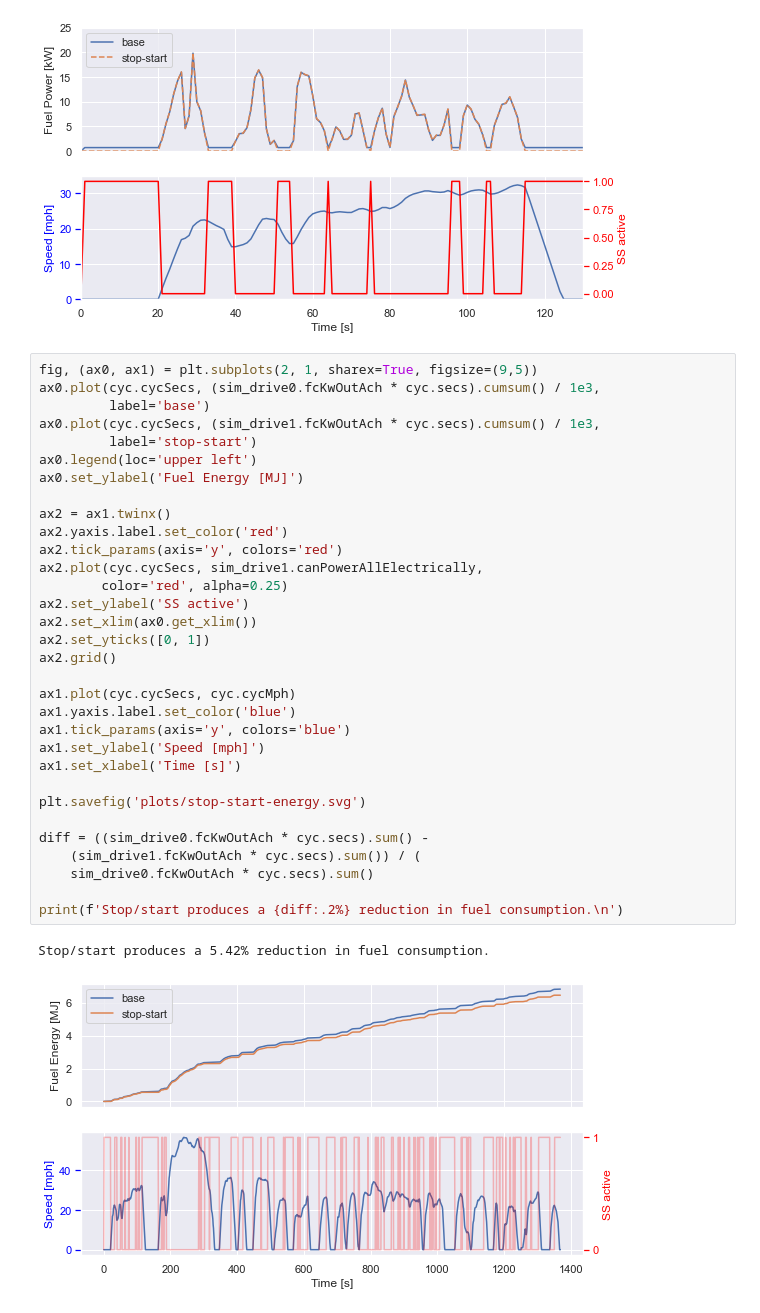
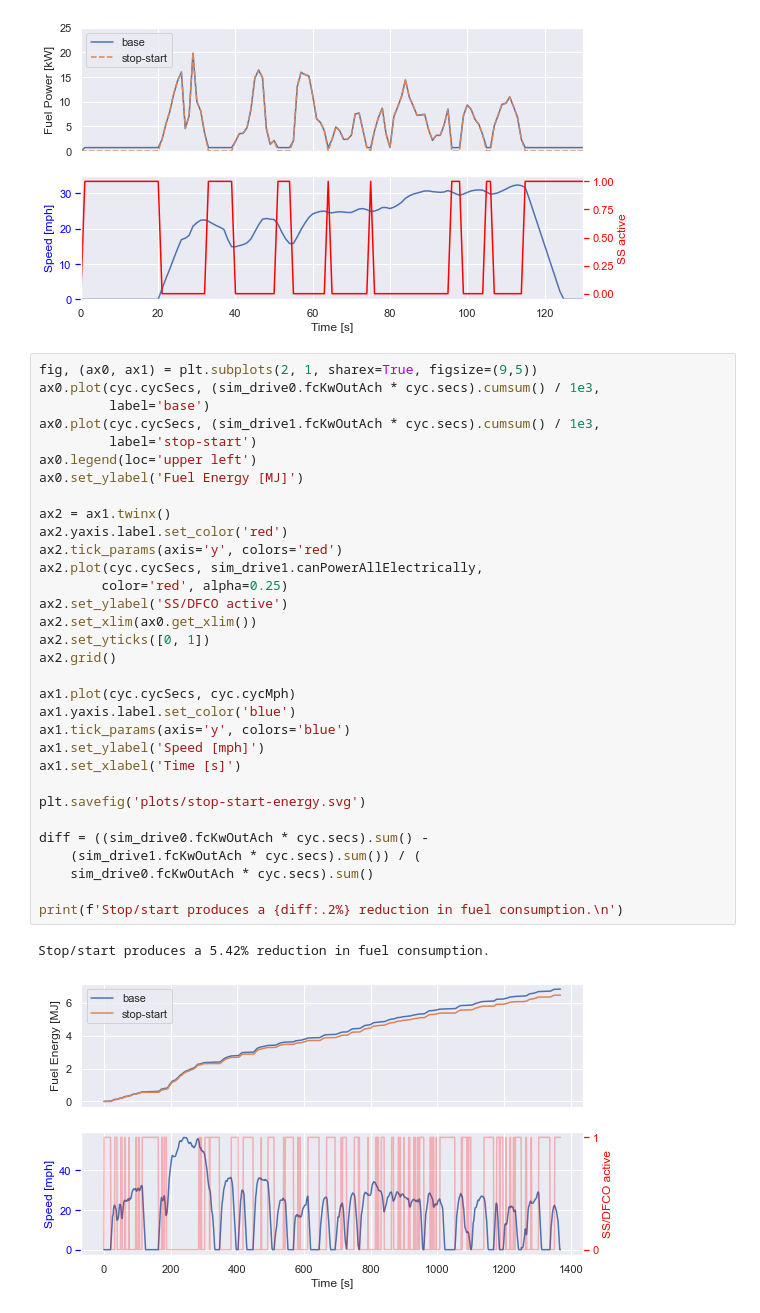
Before and after one commit to NREL/fastsim, a Jupyter notebook: docs/stop_start.ipynb, the cells around one changed output. Saved outputs shown, nothing was run; the diff lists cells and outputs as text.

Commit message:
plot formatting

```diff
--- a/docs/stop_start.ipynb
+++ b/docs/stop_start.ipynb
@@ -93,32 +93,32 @@ ax0.plot(cyc.cycSecs, (sim_drive0.fcKwOutAch * cyc.secs).cumsum() / 1e3,
          label='base')
 ax0.plot(cyc.cycSecs, (sim_drive1.fcKwOutAch * cyc.secs).cumsum() / 1e3,
          label='stop-start')
 ax0.legend(loc='upper left')
 ax0.set_ylabel('Fuel Energy [MJ]')
 
 ax2 = ax1.twinx()
 ax2.yaxis.label.set_color('red')
 ax2.tick_params(axis='y', colors='red')
 ax2.plot(cyc.cycSecs, sim_drive1.canPowerAllElectrically,
         color='red', alpha=0.25)
-ax2.set_ylabel('SS active')
+ax2.set_ylabel('SS/DFCO active')
 ax2.set_xlim(ax0.get_xlim())
 ax2.set_yticks([0, 1])
 ax2.grid()
 
 ax1.plot(cyc.cycSecs, cyc.cycMph)
 ax1.yaxis.label.set_color('blue')
 ax1.tick_params(axis='y', colors='blue')
 ax1.set_ylabel('Speed [mph]')
 ax1.set_xlabel('Time [s]')
 
 plt.savefig('plots/stop-start-energy.svg')
 
 diff = ((sim_drive0.fcKwOutAch * cyc.secs).sum() -
     (sim_drive1.fcKwOutAch * cyc.secs).sum()) / (
     sim_drive0.fcKwOutAch * cyc.secs).sum()
 
 print(f'Stop/start produces a {diff:.2%} reduction in fuel consumption.\n')
 # %% [output]
 Stop/start produces a 5.42% reduction in fuel consumption.
-[figure, old version]
+[figure, new version]
```
Also changed, not shown: parts of 4 cells of this notebook, 2 other files.
